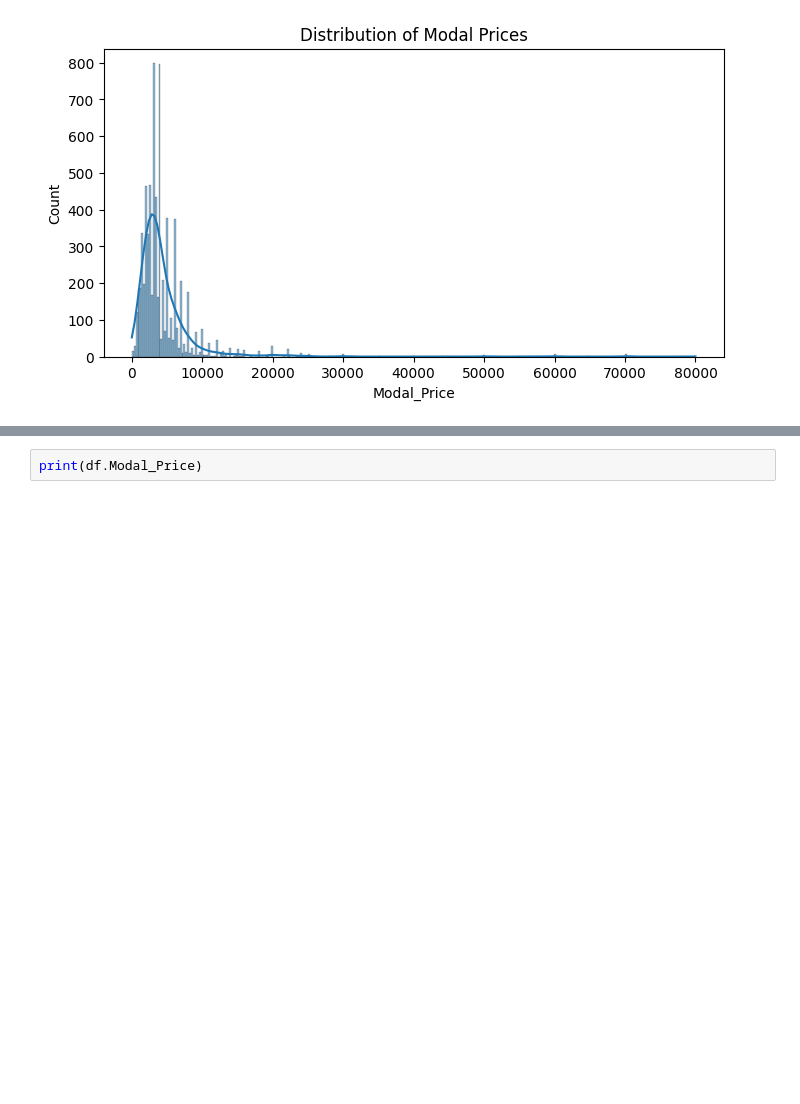
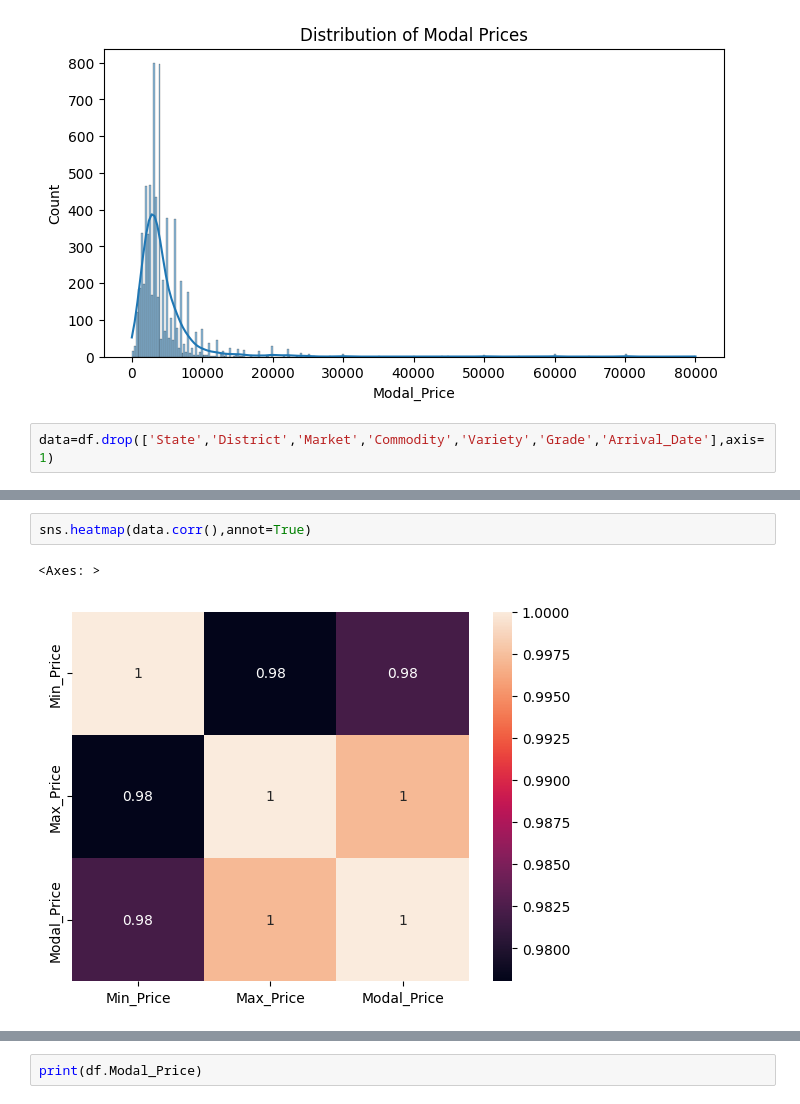
Before and after one commit to RanaSumedha/Python, a Jupyter notebook: Mandi_ca.ipynb, the cells around one changed output, grey strips where cells are left out. Cells and saved outputs as stored; diff of their text form; blank space fills up the shorter version.

```diff
--- a/Mandi_ca.ipynb
+++ b/Mandi_ca.ipynb
@@ -93,3 +93,5 @@ plt.title('Distribution of Modal Prices')
 plt.show()
 # %% [output]
 [figure]
+# %%
+data=df.drop(['State','District','Market','Commodity','Variety','Grade','Arrival_Date'],axis=1)
@@ -95,0 +112,5 @@ plt.show()
+# %%
+sns.heatmap(data.corr(),annot=True)
+# %% [output]
+<Axes: >
+[figure, added]
```
Also changed, not shown: parts of 3 cells of this notebook.
